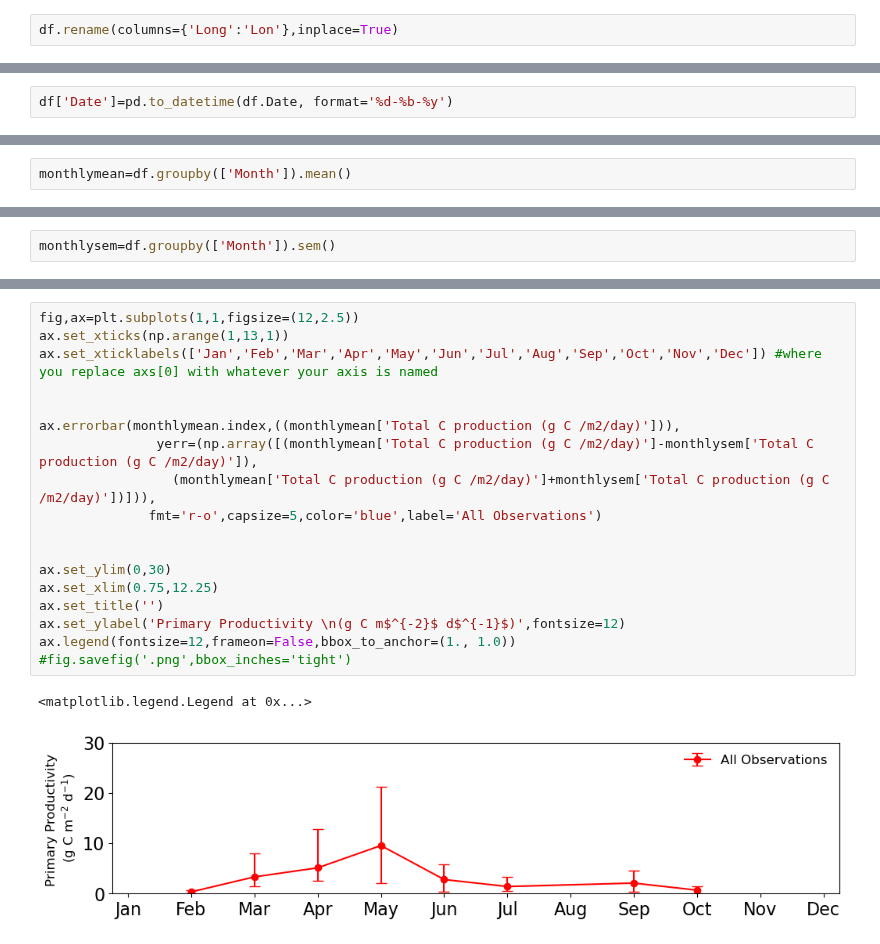
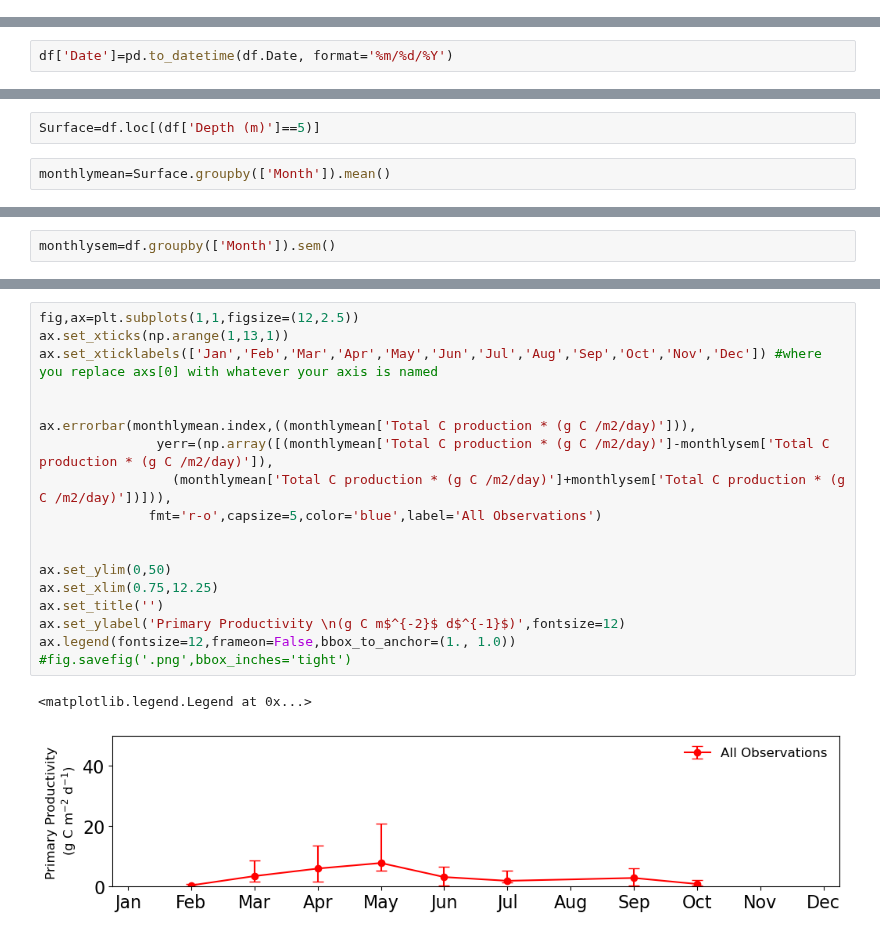
Before and after one commit to SalishSeaCast/analysis-karyn, a Jupyter notebook: notebooks/Evaluations/IOS_Observations_PrimaryProd.ipynb, the cells around one changed output, grey strips where cells are left out. Cells and saved outputs as stored; diff of their text form.

```diff
--- a/notebooks/Evaluations/IOS_Observations_PrimaryProd.ipynb
+++ b/notebooks/Evaluations/IOS_Observations_PrimaryProd.ipynb
@@ -71,3 +67 @@ Index(['Cruise', 'Event', 'Sample Number', 'Date', 'Station', 'Depth (m)',
       dtype='object')
-# %%
-df.rename(columns={'Long':'Lon'},inplace=True)
@@ -167,6 +137,6 @@ ax.legend(bbox_to_anchor=(1, 1))
 # %%
 df['Date']=df['Date'].astype('string')
 # %%
-df['Date']=pd.to_datetime(df.Date, format='%d-%b-%y')
+df['Date']=pd.to_datetime(df.Date, format='%m/%d/%Y')
 # %%
 df['Month'] = df['Date'].dt.month
@@ -173,5 +160,7 @@ df['Month'] = df['Date'].dt.month
+# %%
+Surface=df.loc[(df['Depth (m)']==5)]
 # %%
-monthlymean=df.groupby(['Month']).mean()
+monthlymean=Surface.groupby(['Month']).mean()
 # %%
 monthlymean.keys()
 # %% [output]
@@ -201,21 +200,21 @@ monthlysemSTN42=STN42.groupby(['Month']).sem()
 # %%
 fig,ax=plt.subplots(1,1,figsize=(12,2.5))
 ax.set_xticks(np.arange(1,13,1))
 ax.set_xticklabels(['Jan','Feb','Mar','Apr','May','Jun','Jul','Aug','Sep','Oct','Nov','Dec']) #where you replace axs[0] with whatever your axis is named
 
 
-ax.errorbar(monthlymean.index,((monthlymean['Total C production (g C /m2/day)'])),
-               yerr=(np.array([(monthlymean['Total C production (g C /m2/day)']-monthlysem['Total C production (g C /m2/day)']),
-                 (monthlymean['Total C production (g C /m2/day)']+monthlysem['Total C production (g C /m2/day)'])])),
+ax.errorbar(monthlymean.index,((monthlymean['Total C production * (g C /m2/day)'])),
+               yerr=(np.array([(monthlymean['Total C production * (g C /m2/day)']-monthlysem['Total C production * (g C /m2/day)']),
+                 (monthlymean['Total C production * (g C /m2/day)']+monthlysem['Total C production * (g C /m2/day)'])])),
               fmt='r-o',capsize=5,color='blue',label='All Observations')
 
 
-ax.set_ylim(0,30)
+ax.set_ylim(0,50)
 ax.set_xlim(0.75,12.25)
 ax.set_title('')
 ax.set_ylabel('Primary Productivity \n(g C m$^{-2}$ d$^{-1}$)',fontsize=12)
 ax.legend(fontsize=12,frameon=False,bbox_to_anchor=(1., 1.0))
 #fig.savefig('.png',bbox_inches='tight')
 # %% [output]
 <matplotlib.legend.Legend at 0x...>
-[figure, old version]
+[figure, new version]
```
Also changed, not shown: parts of 24 cells of this notebook, 1 other file.
